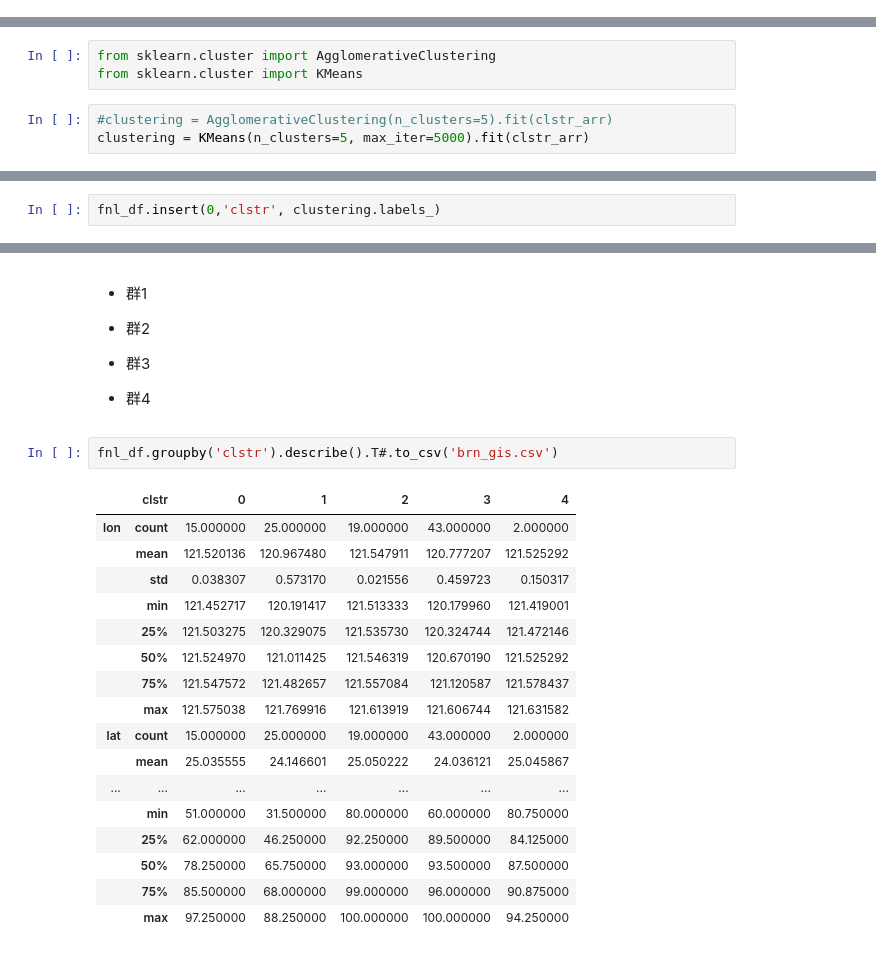
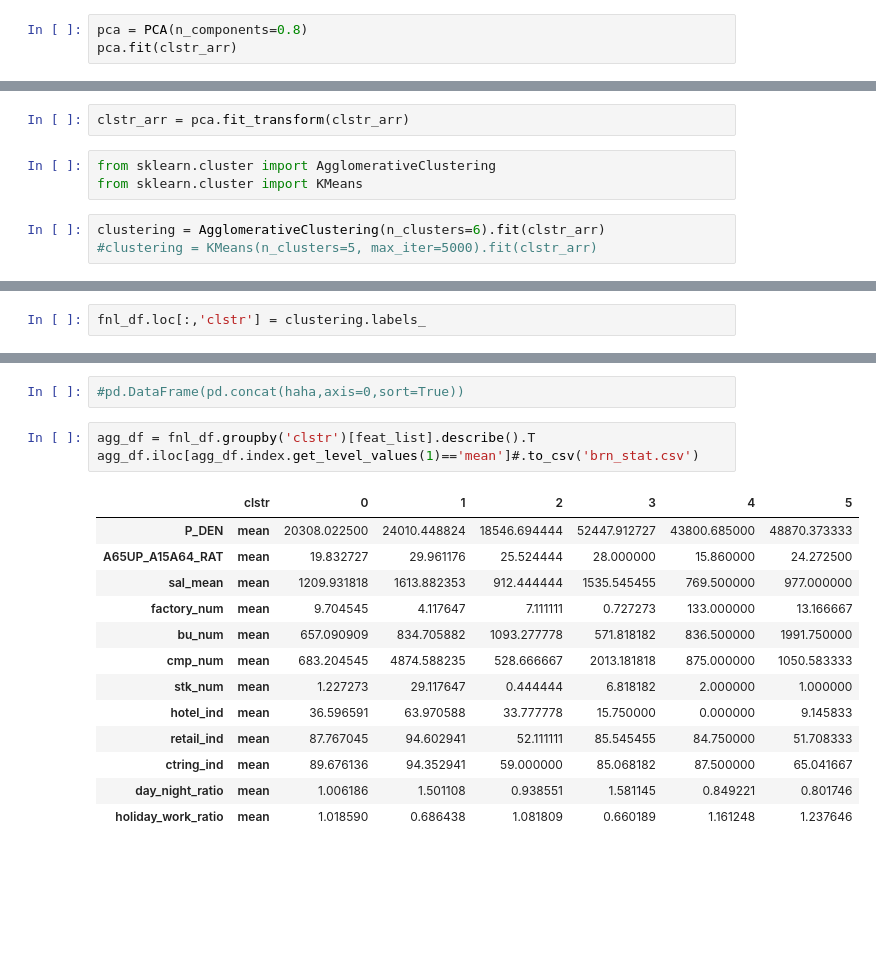
Before and after one commit to alexlautw9527/for_notebook, a Jupyter notebook: 政府地理資訊整理.ipynb, the cells around one changed output, grey strips where cells are left out. Cells and saved outputs as stored; diff of their text form; blank space fills up the shorter version.

```diff
--- a/政府地理資訊整理.ipynb
+++ b/政府地理資訊整理.ipynb
@@ -276,2 +290,5 @@ from sklearn.preprocessing import StandardScaler
 # %%
 clstr_arr = StandardScaler().fit_transform(fnl_df[clstr_feat])
+# %%
+pca = PCA(n_components=0.8)
+pca.fit(clstr_arr)
@@ -278,6 +297,8 @@ clstr_arr = StandardScaler().fit_transform(fnl_df[clstr_feat])
+# %%
+clstr_arr = pca.fit_transform(clstr_arr)
 # %%
 from sklearn.cluster import AgglomerativeClustering
 from sklearn.cluster import KMeans
 # %%
-#clustering = AgglomerativeClustering(n_clusters=5).fit(clstr_arr)
-clustering = KMeans(n_clusters=5, max_iter=5000).fit(clstr_arr)
+clustering = AgglomerativeClustering(n_clusters=6).fit(clstr_arr)
+#clustering = KMeans(n_clusters=5, max_iter=5000).fit(clstr_arr)
@@ -292,2 +305,2 @@ array([2, 2, 2, 0, 1, 3, 0, 3, 1, 2, 3, 2, 2, 1, 3, 0, 3, 2, 0, 1, 3, 1,
 # %%
-fnl_df.insert(0,'clstr', clustering.labels_)
+fnl_df.loc[:,'clstr'] = clustering.labels_
@@ -317,26 +361,19 @@ for i in range(0,5):
-# %% [markdown]
-- 群1
-
-- 群2
-- 群3
-- 群4
+# %%
+#pd.DataFrame(pd.concat(haha,axis=0,sort=True))
 # %%
-fnl_df.groupby('clstr').describe().T#.to_csv('brn_gis.csv')
+agg_df = fnl_df.groupby('clstr')[feat_list].describe().T
+agg_df.iloc[agg_df.index.get_level_values(1)=='mean']#.to_csv('brn_stat.csv')
 # %% [output]
-|  | clstr | 0 | 1 | 2 | 3 | 4 |
-| lon | count | 15.000000 | 25.000000 | 19.000000 | 43.000000 | 2.000000 |
-|  | mean | 121.520136 | 120.967480 | 121.547911 | 120.777207 | 121.525292 |
-|  | std | 0.038307 | 0.573170 | 0.021556 | 0.459723 | 0.150317 |
-|  | min | 121.452717 | 120.191417 | 121.513333 | 120.179960 | 121.419001 |
-|  | 25% | 121.503275 | 120.329075 | 121.535730 | 120.324744 | 121.472146 |
-|  | 50% | 121.524970 | 121.011425 | 121.546319 | 120.670190 | 121.525292 |
-|  | 75% | 121.547572 | 121.482657 | 121.557084 | 121.120587 | 121.578437 |
-|  | max | 121.575038 | 121.769916 | 121.613919 | 121.606744 | 121.631582 |
-| lat | count | 15.000000 | 25.000000 | 19.000000 | 43.000000 | 2.000000 |
-|  | mean | 25.035555 | 24.146601 | 25.050222 | 24.036121 | 25.045867 |
-| ... | ... | ... | ... | ... | ... | ... |
-|  | min | 51.000000 | 31.500000 | 80.000000 | 60.000000 | 80.750000 |
-|  | 25% | 62.000000 | 46.250000 | 92.250000 | 89.500000 | 84.125000 |
-|  | 50% | 78.250000 | 65.750000 | 93.000000 | 93.500000 | 87.500000 |
-|  | 75% | 85.500000 | 68.000000 | 99.000000 | 96.000000 | 90.875000 |
-|  | max | 97.250000 | 88.250000 | 100.000000 | 100.000000 | 94.250000 |
+|  | clstr | 0 | 1 | 2 | 3 | 4 | 5 |
+| P_DEN | mean | 20308.022500 | 24010.448824 | 18546.694444 | 52447.912727 | 43800.685000 | 48870.373333 |
+| A65UP_A15A64_RAT | mean | 19.832727 | 29.961176 | 25.524444 | 28.000000 | 15.860000 | 24.272500 |
+| sal_mean | mean | 1209.931818 | 1613.882353 | 912.444444 | 1535.545455 | 769.500000 | 977.000000 |
+| factory_num | mean | 9.704545 | 4.117647 | 7.111111 | 0.727273 | 133.000000 | 13.166667 |
+| bu_num | mean | 657.090909 | 834.705882 | 1093.277778 | 571.818182 | 836.500000 | 1991.750000 |
+| cmp_num | mean | 683.204545 | 4874.588235 | 528.666667 | 2013.181818 | 875.000000 | 1050.583333 |
+| stk_num | mean | 1.227273 | 29.117647 | 0.444444 | 6.818182 | 2.000000 | 1.000000 |
+| hotel_ind | mean | 36.596591 | 63.970588 | 33.777778 | 15.750000 | 0.000000 | 9.145833 |
+| retail_ind | mean | 87.767045 | 94.602941 | 52.111111 | 85.545455 | 84.750000 | 51.708333 |
+| ctring_ind | mean | 89.676136 | 94.352941 | 59.000000 | 85.068182 | 87.500000 | 65.041667 |
+| day_night_ratio | mean | 1.006186 | 1.501108 | 0.938551 | 1.581145 | 0.849221 | 0.801746 |
+| holiday_work_ratio | mean | 1.018590 | 0.686438 | 1.081809 | 0.660189 | 1.161248 | 1.237646 |
```
Also changed, not shown: parts of 21 cells of this notebook.
